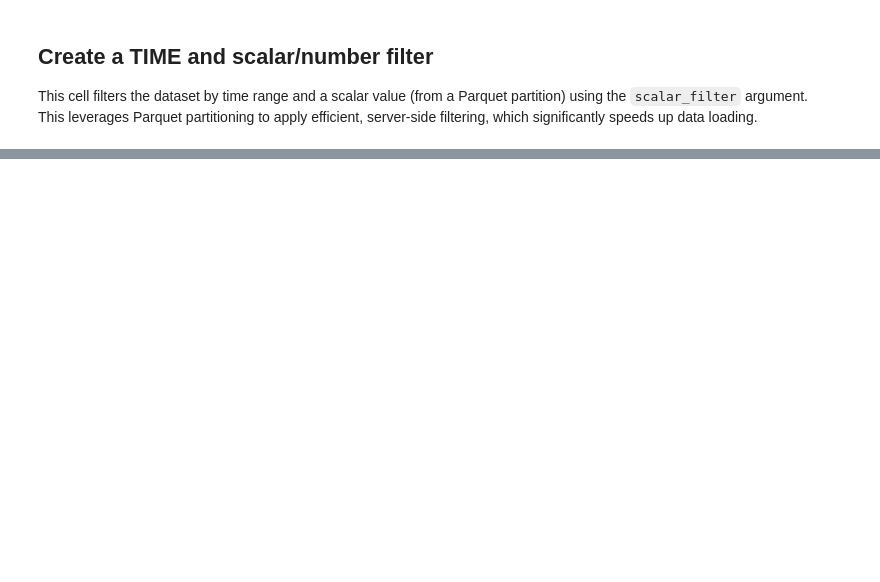
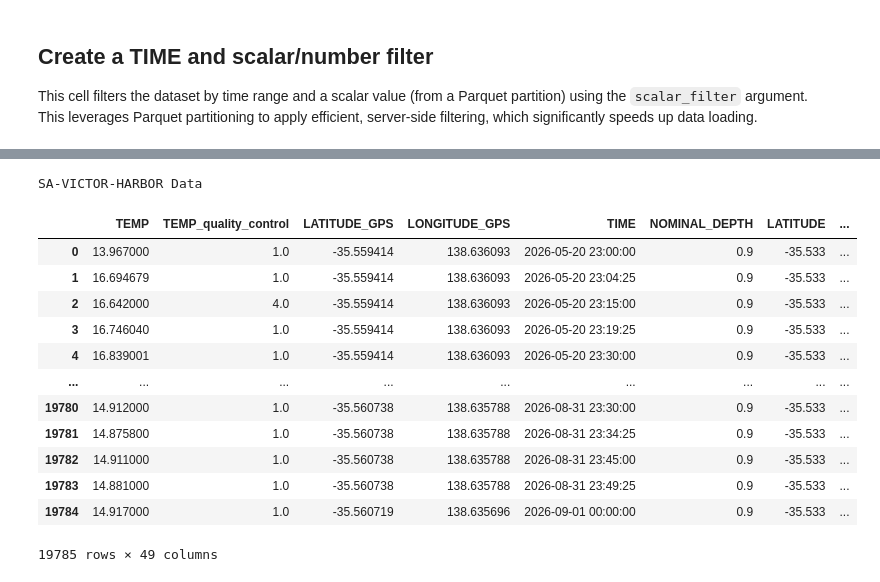
Before and after one commit to aodn/aodn_cloud_optimised, a Jupyter notebook: notebooks/mooring_estuarine_coastal_water_quality_monitoring_realtime_qc.ipynb, the cells around one changed output, grey strips where cells are left out. Cells and saved outputs as stored; diff of their text form; code cells hidden in the pictures; blank space fills up the shorter version.

```diff
--- a/notebooks/mooring_estuarine_coastal_water_quality_monitoring_realtime_qc.ipynb
+++ b/notebooks/mooring_estuarine_coastal_water_quality_monitoring_realtime_qc.ipynb
@@ -113,0 +194,19 @@ df.info()
+# %%
+print('SA-VICTOR-HARBOR Data')
+SAVH_df = df[df['site_code'] == 'SA-VICTOR-HARBOR']
+SAVH_df
+# %% [output]
+SA-VICTOR-HARBOR Data
+|  | TEMP | TEMP_quality_control | LATITUDE_GPS | LONGITUDE_GPS | TIME | NOMINAL_DEPTH | LATITUDE | ... |
+| 0 | 13.967000 | 1.0 | -35.559414 | 138.636093 | 2026-05-20 23:00:00 | 0.9 | -35.533 | ... |
+| 1 | 16.694679 | 1.0 | -35.559414 | 138.636093 | 2026-05-20 23:04:25 | 0.9 | -35.533 | ... |
+| 2 | 16.642000 | 4.0 | -35.559414 | 138.636093 | 2026-05-20 23:15:00 | 0.9 | -35.533 | ... |
+| 3 | 16.746040 | 1.0 | -35.559414 | 138.636093 | 2026-05-20 23:19:25 | 0.9 | -35.533 | ... |
+| 4 | 16.839001 | 1.0 | -35.559414 | 138.636093 | 2026-05-20 23:30:00 | 0.9 | -35.533 | ... |
+| ... | ... | ... | ... | ... | ... | ... | ... | ... |
+| 19780 | 14.912000 | 1.0 | -35.560738 | 138.635788 | 2026-08-31 23:30:00 | 0.9 | -35.533 | ... |
+| 19781 | 14.875800 | 1.0 | -35.560738 | 138.635788 | 2026-08-31 23:34:25 | 0.9 | -35.533 | ... |
+| 19782 | 14.911000 | 1.0 | -35.560738 | 138.635788 | 2026-08-31 23:45:00 | 0.9 | -35.533 | ... |
+| 19783 | 14.881000 | 1.0 | -35.560738 | 138.635788 | 2026-08-31 23:49:25 | 0.9 | -35.533 | ... |
+| 19784 | 14.917000 | 1.0 | -35.560719 | 138.635696 | 2026-09-01 00:00:00 | 0.9 | -35.533 | ... |
+19785 rows × 49 columns
```
Also changed, not shown: parts of 12 cells of this notebook.
